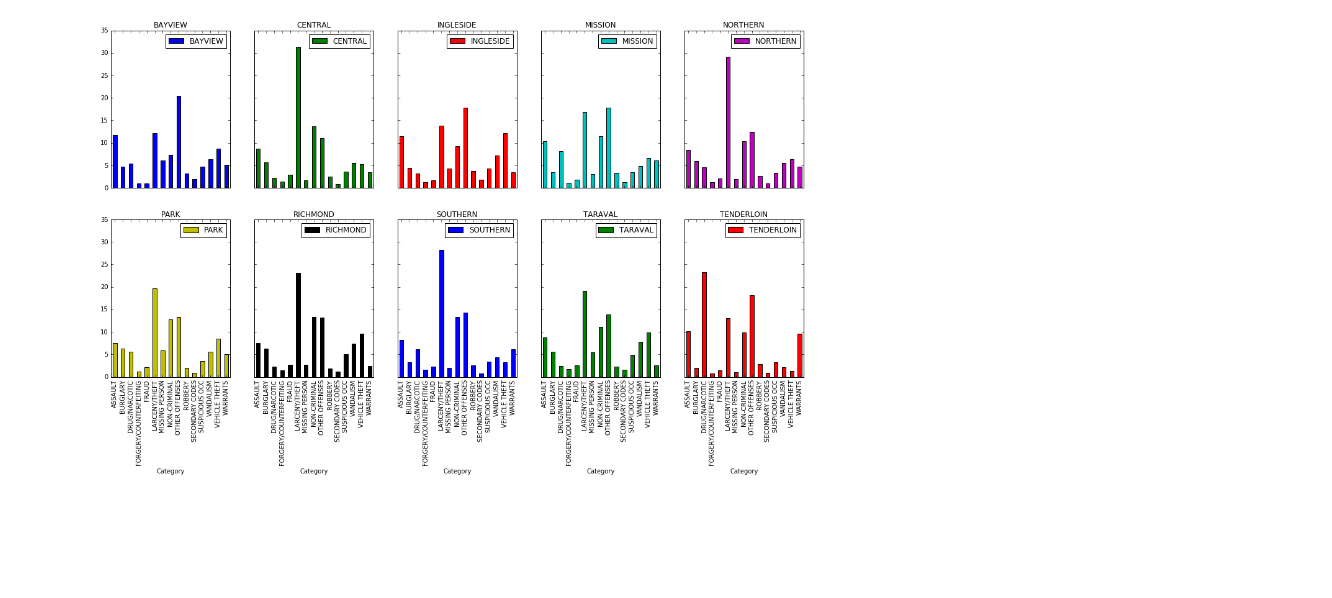
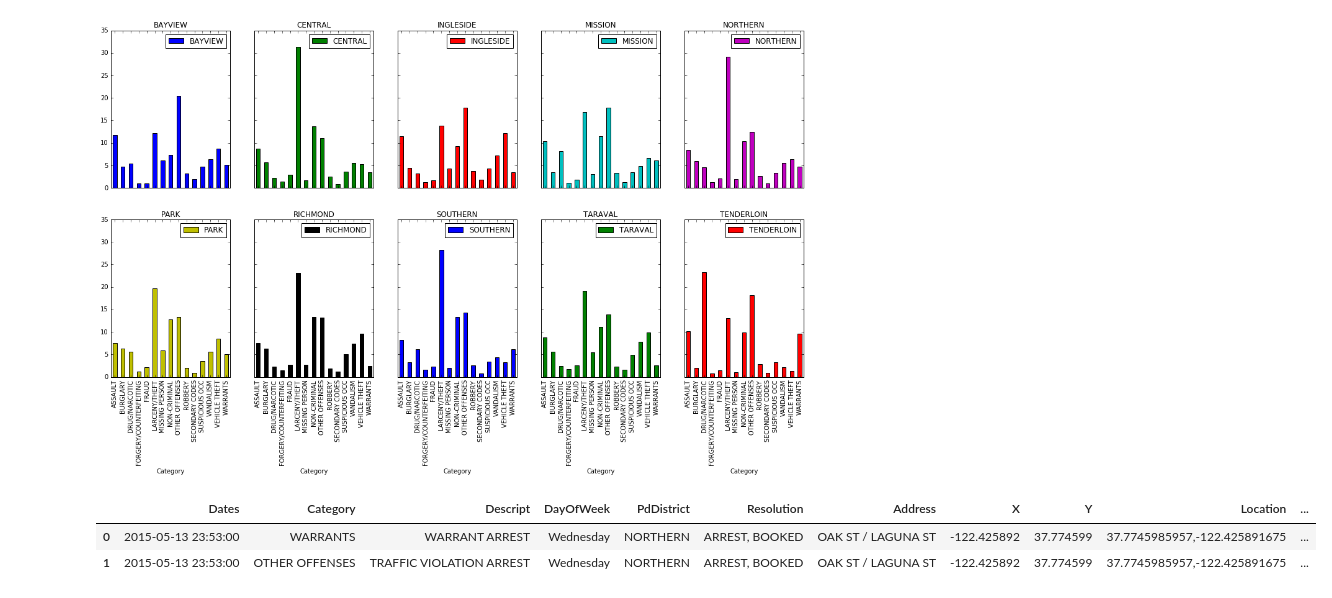
Before and after one commit to akankshasingh7/cmpe297-mlproject, a Jupyter notebook: explore_analyze.ipynb, the cells around one changed output. Cells and saved outputs as stored; diff of their text form; code cells hidden in the pictures; blank space fills up the shorter version.

```diff
--- a/explore_analyze.ipynb
+++ b/explore_analyze.ipynb
@@ -57,3 +98,9 @@ pdd_cat_pct.unstack().T.plot(kind='bar', subplots=True, layout=(2,5), sharex=Tru
 plt.show()
 # %% [output]
 [figure]
+# %%
+sf_crime_locs.head(2)
+# %% [output]
+|  | Dates | Category | Descript | DayOfWeek | PdDistrict | Resolution | Address | X | Y | Location | ... |
+| 0 | 2015-05-13 23:53:00 | WARRANTS | WARRANT ARREST | Wednesday | NORTHERN | ARREST, BOOKED | OAK ST / LAGUNA ST | -122.425892 | 37.774599 | 37.7745985957,-122.425891675 | ... |
+| 1 | 2015-05-13 23:53:00 | OTHER OFFENSES | TRAFFIC VIOLATION ARREST | Wednesday | NORTHERN | ARREST, BOOKED | OAK ST / LAGUNA ST | -122.425892 | 37.774599 | 37.7745985957,-122.425891675 | ... |
```
Also changed, not shown: parts of 9 cells of this notebook, 2 other files.
